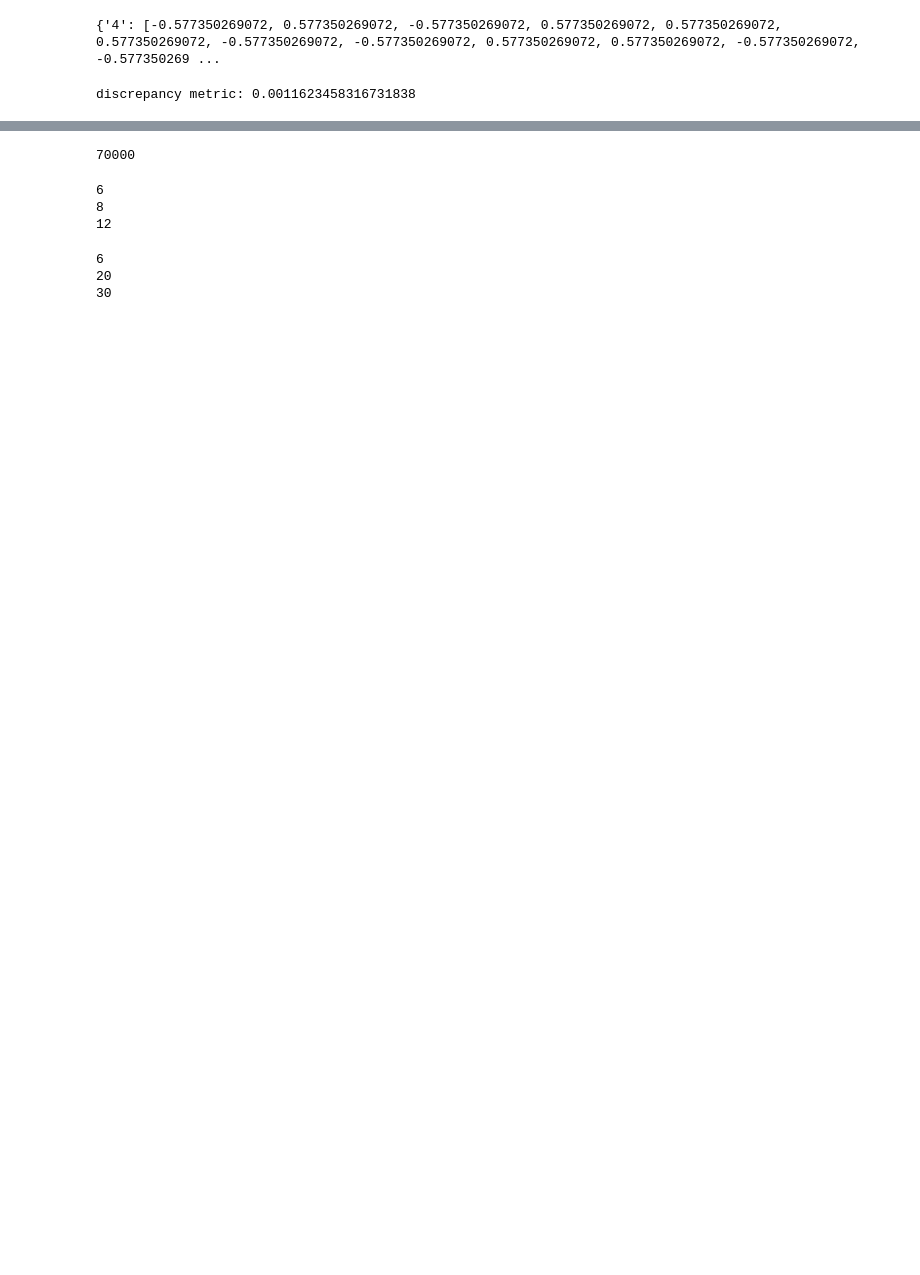
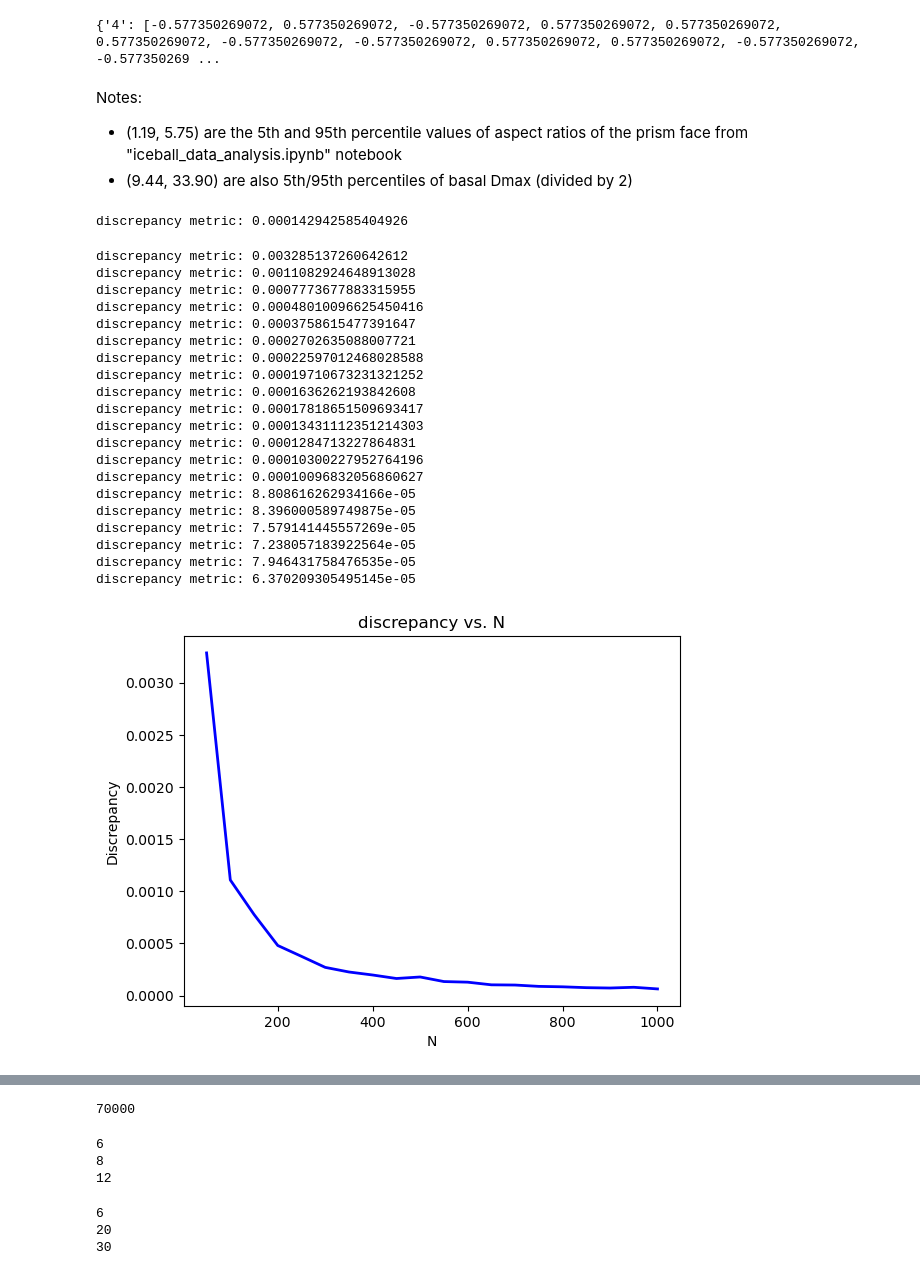
Before and after one commit to josephko91/ice3d, a Jupyter notebook: notebooks/08-gen-params.ipynb, the cells around one changed output, grey strips where cells are left out. Saved outputs shown, nothing was run; the diff lists cells and outputs as text; code cells hidden in the pictures; blank space fills up the shorter version.

```diff
--- a/notebooks/08-gen-params.ipynb
+++ b/notebooks/08-gen-params.ipynb
@@ -22,19 +22,23 @@ with open(json_filepath, 'r') as json_file:
 print(s_code_dict)
 # %% [output]
 {'4': [-0.577350269072, 0.577350269072, -0.577350269072, 0.577350269072, 0.577350269072, 0.577350269072, -0.577350269072, -0.577350269072, 0.577350269072, 0.577350269072, -0.577350269072, -0.577350269 ...
+# %% [markdown]
+Notes:
+- (1.19, 5.75) are the 5th and 95th percentile values of aspect ratios of the prism face from "iceball_data_analysis.ipynb" notebook
+- (9.44, 33.90) are also 5th/95th percentiles of basal Dmax (divided by 2)
 # %%
 '''
 (1) Generate latin hypercube of initial parameters
 Parameters: a, c/a, f_r0, f_hp, f_h0
 Generate N samples using LHS
 '''
-N = 100 # of LHS samples
+N = 200 # of LHS samples
 n_arm_min, n_arm_max = 4, 10
 n_arms_list = list(range(n_arm_min, n_arm_max+1))
 # define parameter ranges
-a_min, a_max = 10, 50 # microns
-c_over_a_min, c_over_a_max = 1.25, 10 # unitless
-f_r0_min, f_r0_max = 0.8, 1.2
+a_min, a_max = 9.44, 33.90 # microns
+c_over_a_min, c_over_a_max = 1.19, 5.75 # unitless
+f_r0_min, f_r0_max = 0.8, 1.25
 f_hp_min, f_hp_max = 0.8, 1.2
 f_h0_min, f_h0_max = 0.8, 1.2
 
@@ -50,7 +54,67 @@ l_bounds = [a_min, c_over_a_min, f_r0_min, f_hp_min, f_h0_min]
 u_bounds = [a_max, c_over_a_max, f_r0_max, f_hp_max, f_h0_max]
 param_list_1 = qmc.scale(samples, l_bounds, u_bounds)
 # %% [output]
-discrepancy metric: 0.0011623458316731838
+discrepancy metric: 0.000142942585404926
+# %%
+# plot discrepancy vs. N
+N_arr = np.arange(50, 1050, 50)
+disc = []
+for N in N_arr:
+    n_arm_min, n_arm_max = 4, 10
+    n_arms_list = list(range(n_arm_min, n_arm_max+1))
+    # define parameter ranges
+    a_min, a_max = 9.44, 33.90 # microns
+    c_over_a_min, c_over_a_max = 1.19, 5.75 # unitless
+    f_r0_min, f_r0_max = 0.8, 1.25
+    f_hp_min, f_hp_max = 0.8, 1.2
+    f_h0_min, f_h0_max = 0.8, 1.2
+
+    # generate LHS
+    sampler = qmc.LatinHypercube(d = 5, optimization='random-cd')
+    samples = sampler.random(n=N)
+
+    # metric for quality of the samples
+    discrepancy = qmc.discrepancy(samples)
+    disc.append(discrepancy)
+    print(f'discrepancy metric: {discrepancy}')
+
+
+    # scale samples to bounds
+    l_bounds = [a_min, c_over_a_min, f_r0_min, f_hp_min, f_h0_min]
+    u_bounds = [a_max, c_over_a_max, f_r0_max, f_hp_max, f_h0_max]
+    param_list_1 = qmc.scale(samples, l_bounds, u_bounds)
+disc = np.array(disc)
+# plot discrepancy vs. N
+plt.plot(N_arr, disc, color='b', linestyle='-', linewidth=2)
+
+# Add labels and title
+plt.xlabel('N')
+plt.ylabel('Discrepancy')
+plt.title('discrepancy vs. N')
+# Display the plot
+plt.show()
+# %% [output]
+discrepancy metric: 0.003285137260642612
+discrepancy metric: 0.0011082924648913028
+discrepancy metric: 0.0007773677883315955
+discrepancy metric: 0.00048010096625450416
+discrepancy metric: 0.0003758615477391647
+discrepancy metric: 0.0002702635088007721
+discrepancy metric: 0.00022597012468028588
+discrepancy metric: 0.00019710673231321252
+discrepancy metric: 0.0001636262193842608
+discrepancy metric: 0.00017818651509693417
+discrepancy metric: 0.00013431112351214303
+discrepancy metric: 0.0001284713227864831
+discrepancy metric: 0.00010300227952764196
+discrepancy metric: 0.00010096832056860627
+discrepancy metric: 8.808616262934166e-05
+discrepancy metric: 8.396000589749875e-05
+discrepancy metric: 7.579141445557269e-05
+discrepancy metric: 7.238057183922564e-05
+discrepancy metric: 7.946431758476535e-05
+discrepancy metric: 6.370209305495145e-05
+[figure, added]
 # %%
 # plot 2-d cross sections of parameter space to visually inspect
 
```
Also changed, not shown: parts of 4 cells of this notebook, 1 other file.
